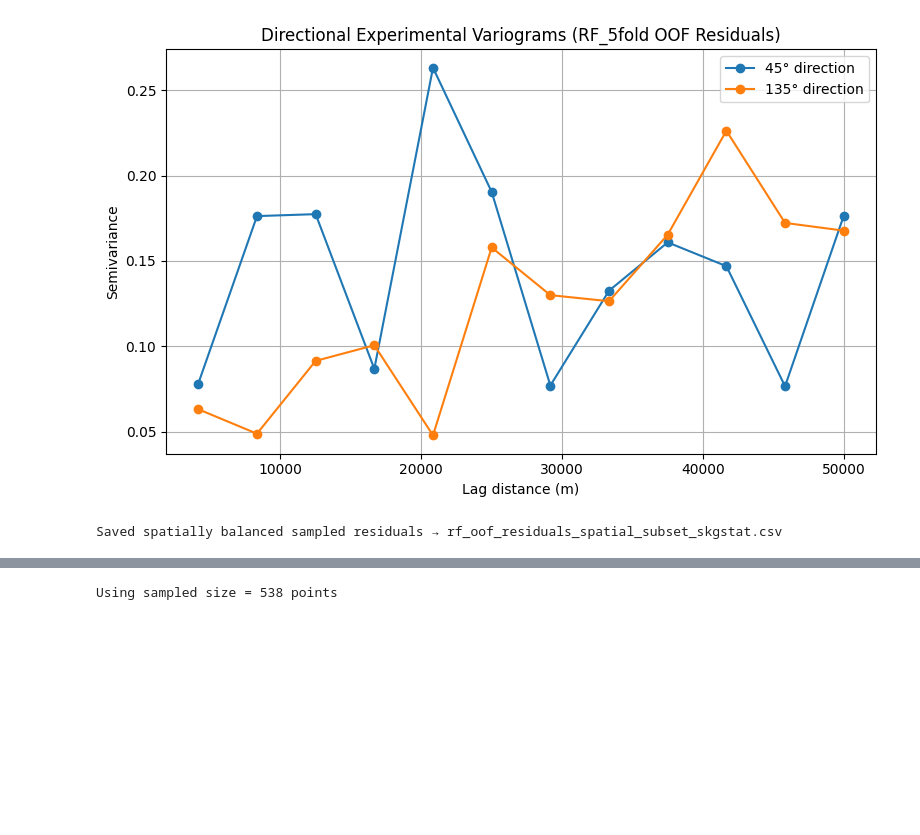
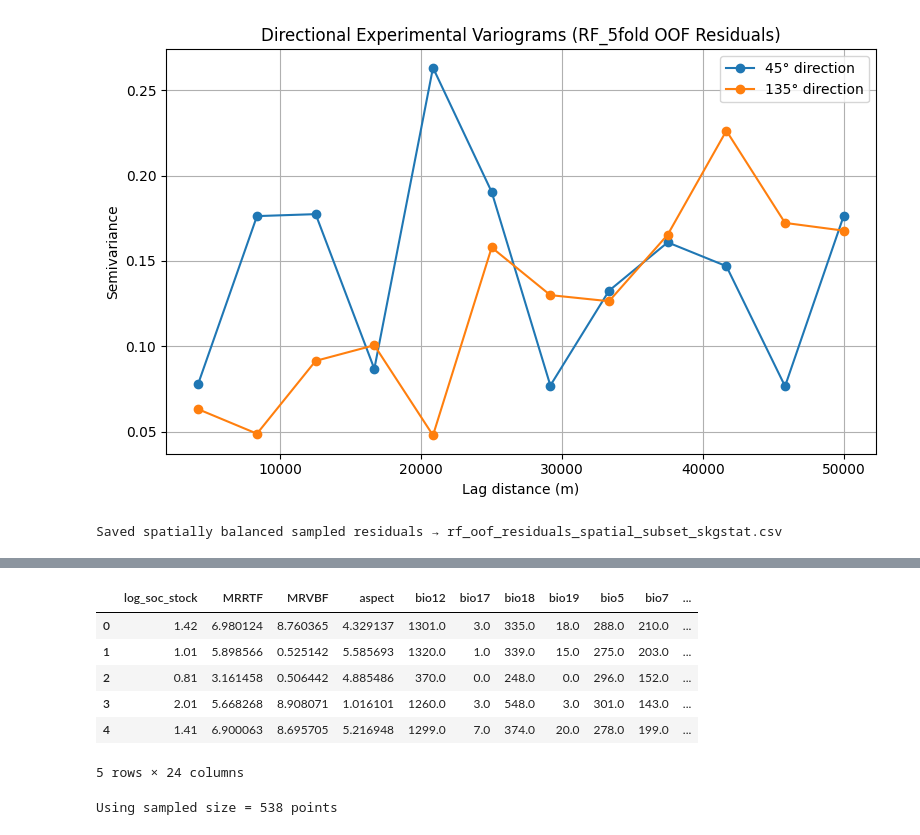
Before and after one commit to inesschwartz/ThesisSoilAngola, a Jupyter notebook: model/7_v2_models_nest.ipynb, the cells around one changed output, grey strips where cells are left out. Drawn from its saved outputs; the diff is of its cells as text; code cells hidden in the pictures; blank space fills up the shorter version.

Commit message:
updates and comparing to current soc stock

```diff
--- a/model/7_v2_models_nest.ipynb
+++ b/model/7_v2_models_nest.ipynb
@@ -685,3 +697,14 @@ Saved spatially balanced sampled residuals → rf_oof_residuals_spatial_subset_s
+# %%
+SITE_COORDS = pd.read_csv("/Users/inesschwartz/Desktop/model/model_datasets/train_final1.csv")
+SITE_COORDS.head()
+# %% [output]
+|  | log_soc_stock | MRRTF | MRVBF | aspect | bio12 | bio17 | bio18 | bio19 | bio5 | bio7 | ... |
+| 0 | 1.42 | 6.980124 | 8.760365 | 4.329137 | 1301.0 | 3.0 | 335.0 | 18.0 | 288.0 | 210.0 | ... |
+| 1 | 1.01 | 5.898566 | 0.525142 | 5.585693 | 1320.0 | 1.0 | 339.0 | 15.0 | 275.0 | 203.0 | ... |
+| 2 | 0.81 | 3.161458 | 0.506442 | 4.885486 | 370.0 | 0.0 | 248.0 | 0.0 | 296.0 | 152.0 | ... |
+| 3 | 2.01 | 5.668268 | 8.908071 | 1.016101 | 1260.0 | 3.0 | 548.0 | 3.0 | 301.0 | 143.0 | ... |
+| 4 | 1.41 | 6.900063 | 8.695705 | 5.216948 | 1299.0 | 7.0 | 374.0 | 20.0 | 278.0 | 199.0 | ... |
+5 rows × 24 columns
 # %%
 ## fitting variogram based on "best" inferred parameters
 # save this as fit_variogram_params.py and run it in the same env
```
Also changed, not shown: parts of 7 cells of this notebook, 4 other files.
